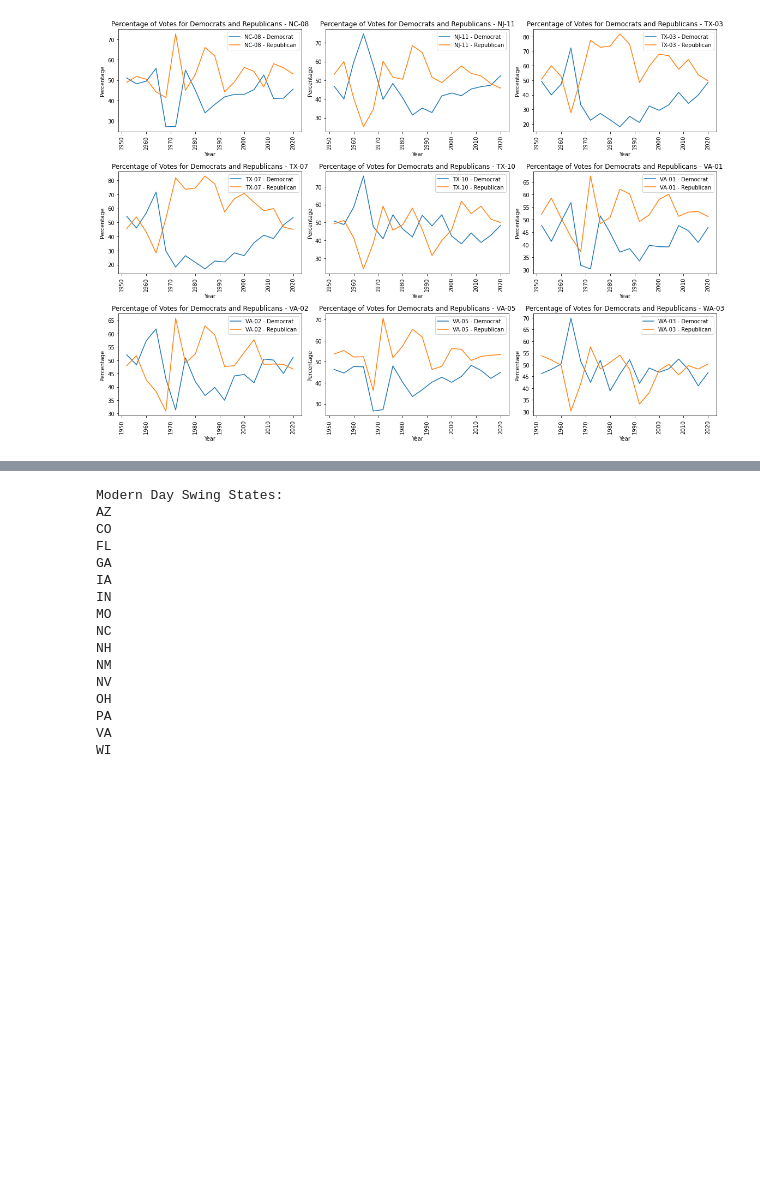
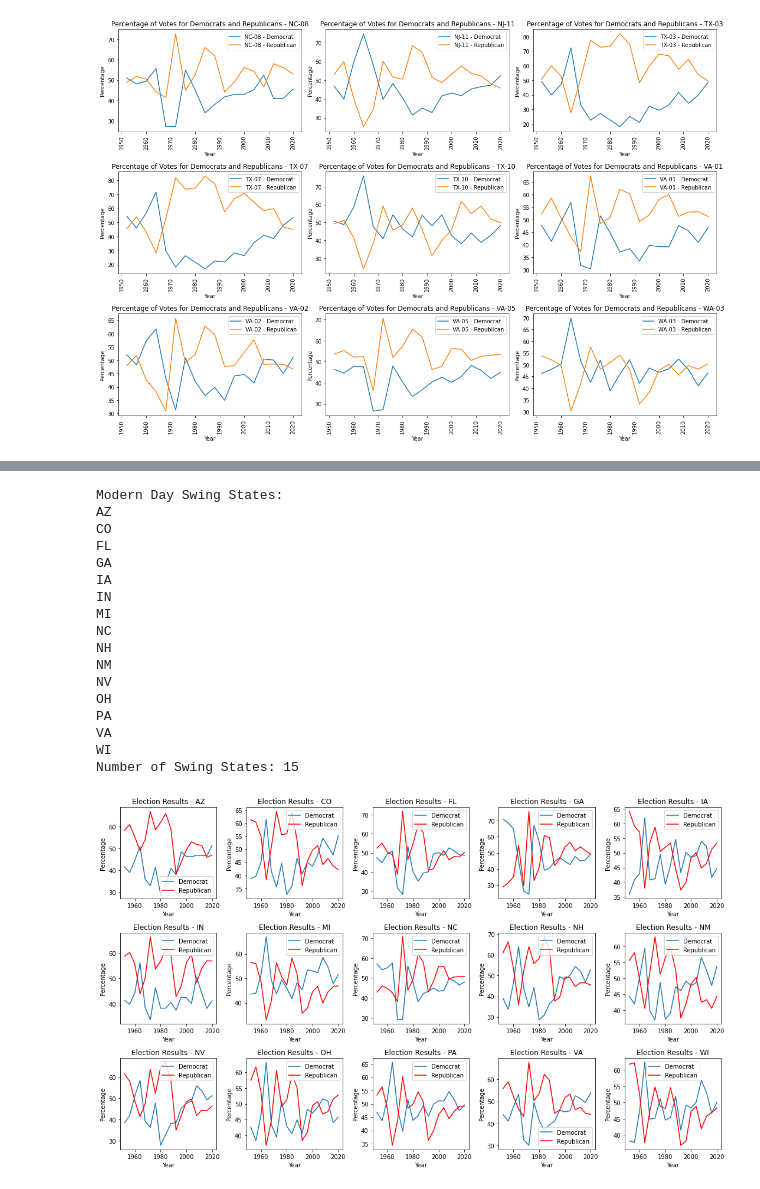
Before and after one commit to chrismiley87/capstone, a Jupyter notebook: election_data.ipynb, the cells around one changed output, grey strips where cells are left out. Cells and saved outputs as stored; diff of their text form; code cells hidden in the pictures; blank space fills up the shorter version.

```diff
--- a/election_data.ipynb
+++ b/election_data.ipynb
@@ -652,10 +667,11 @@ state_filtered_df = state_election_df[state_election_df['Year'] >= 2000]
 
 # Group the filtered dataframe by 'state' and check the conditions for swing states
 for state, group in state_filtered_df.groupby('state'):
-    if any(group['d_percent'] > group['r_percent']) and any(group['d_percent'] < group['r_percent']):
+    if any(group['d_total_votes'] > group['r_total_votes']) and any(group['d_total_votes'] < group['r_total_votes']):
         swing_states.append(state)
 for state in swing_states:
     print(state)
+print("Number of Swing States:",len(swing_states))
 # %% [output]
 Modern Day Swing States:
 AZ
@@ -664,7 +680,7 @@ FL
 GA
 IA
 IN
-MO
+MI
 NC
 NH
 NM
@@ -673,3 +689,35 @@ OH
 PA
 VA
 WI
+Number of Swing States: 15
+# %%
+# Get swing states
+num_states = len(swing_states)
+
+# Calculate the number of rows and columns for the subplot grid
+num_cols = 5
+num_rows = (num_states + num_cols - 1) // num_cols
+
+# Create a grid of subplots
+fig, axes = plt.subplots(nrows=num_rows, ncols=num_cols, figsize=(15, 3 * num_rows))
+
+# Iterate over states and plot on each subplot
+for i, state in enumerate(swing_states):
+    state_df = state_election_df[state_election_df['state'] == state]
+
+    row = i // num_cols
+    col = i % num_cols
+
+    axes[row, col].plot(state_df['Year'], state_df['d_percent'], label='Democrat')
+    axes[row, col].plot(state_df['Year'], state_df['r_percent'], label='Republican', color='red')
+    #axes[row, col].plot(state_election_df['Year'], state_election_df['other_percent'], label='Third Party')
+
+    axes[row, col].set_xlabel('Year')
+    axes[row, col].set_ylabel('Percentage')
+    axes[row, col].set_title(f'Election Results - {state}')
+    axes[row, col].legend()
+
+plt.tight_layout()
+plt.show()
+# %% [output]
+[figure, added]
```
Also changed, not shown: parts of 3 cells of this notebook.
